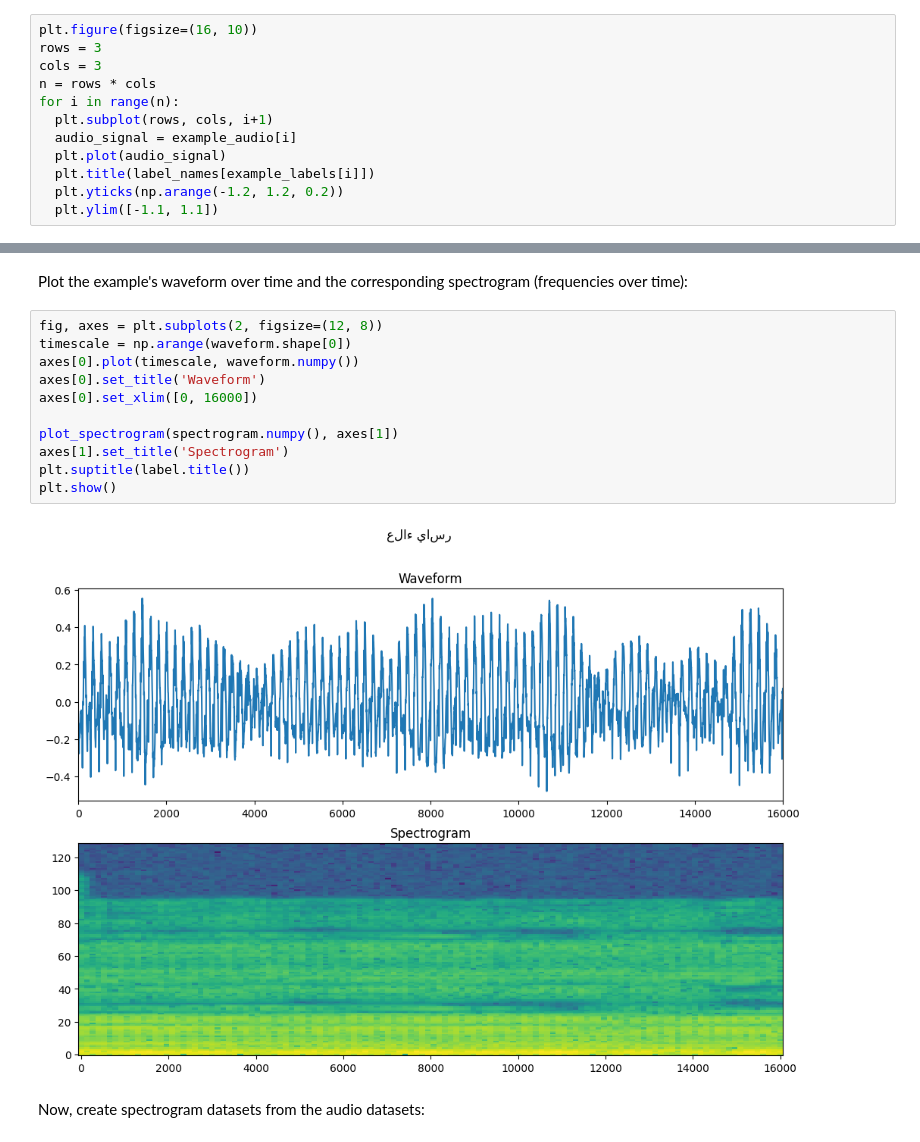
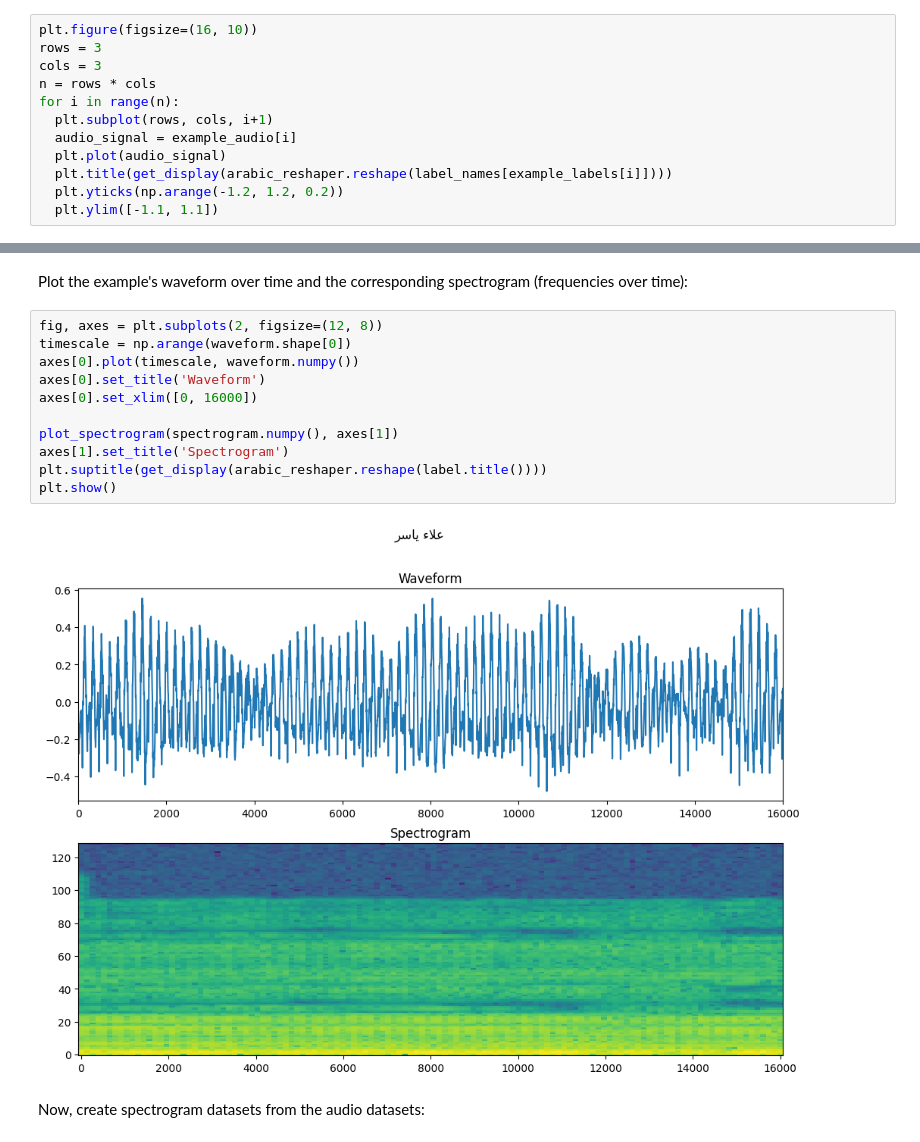
Before and after one commit to Mahran-xo/Quran-Reciters-Classifier, a Jupyter notebook: simple_audio.ipynb, the cells around one changed output, grey strips where cells are left out. Drawn from its saved outputs; the diff is of its cells as text.

```diff
--- a/simple_audio.ipynb
+++ b/simple_audio.ipynb
@@ -130,7 +101,7 @@ for i in range(n):
   plt.subplot(rows, cols, i+1)
   audio_signal = example_audio[i]
   plt.plot(audio_signal)
-  plt.title(label_names[example_labels[i]])
+  plt.title(get_display(arabic_reshaper.reshape(label_names[example_labels[i]])))
   plt.yticks(np.arange(-1.2, 1.2, 0.2))
   plt.ylim([-1.1, 1.1])
 # %% [output]
@@ -209,16 +166,16 @@ Plot the example's waveform over time and the corresponding spectrogram (frequen
 # %%
 fig, axes = plt.subplots(2, figsize=(12, 8))
 timescale = np.arange(waveform.shape[0])
 axes[0].plot(timescale, waveform.numpy())
 axes[0].set_title('Waveform')
 axes[0].set_xlim([0, 16000])
 
 plot_spectrogram(spectrogram.numpy(), axes[1])
 axes[1].set_title('Spectrogram')
-plt.suptitle(label.title())
+plt.suptitle(get_display(arabic_reshaper.reshape(label.title())))
 plt.show()
 # %% [output]
-[figure, old version]
+[figure, new version]
 # %% [markdown]
 Now, create spectrogram datasets from the audio datasets:
 # %%
```
Also changed, not shown: parts of 30 cells of this notebook, 3 other files.
